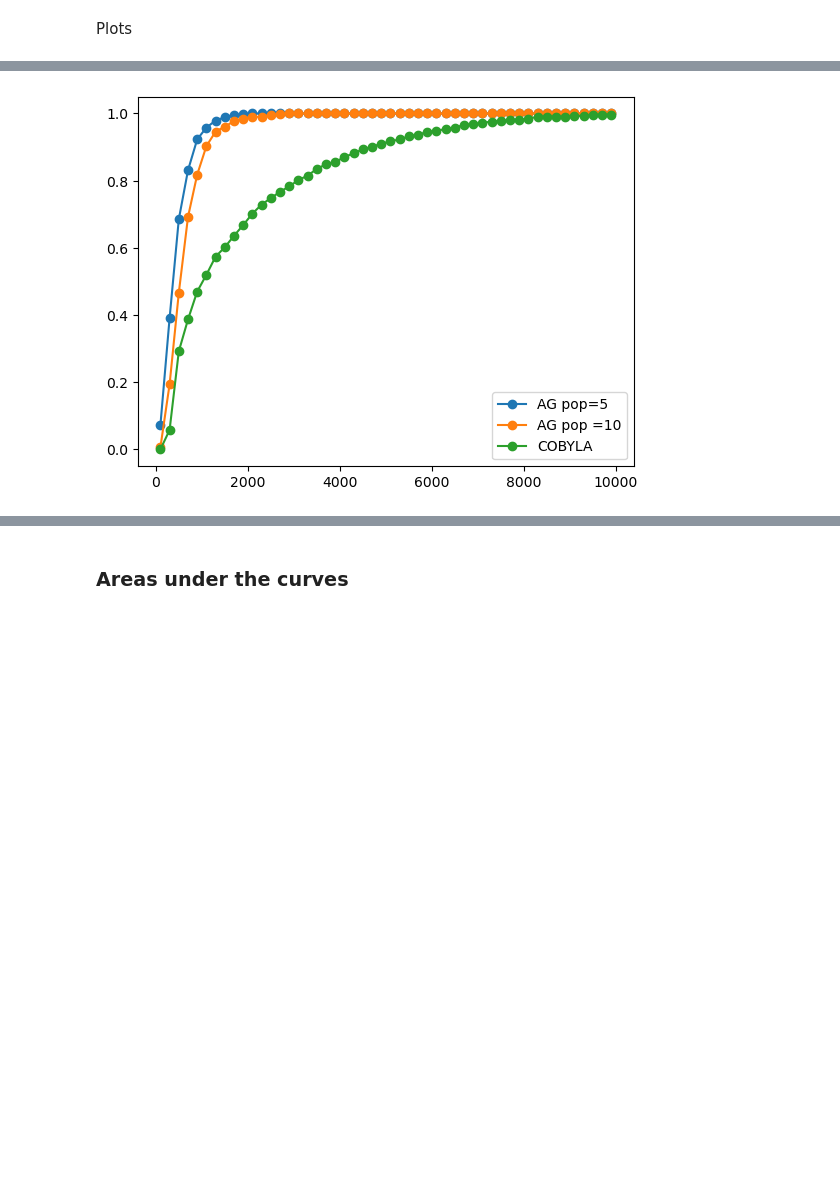
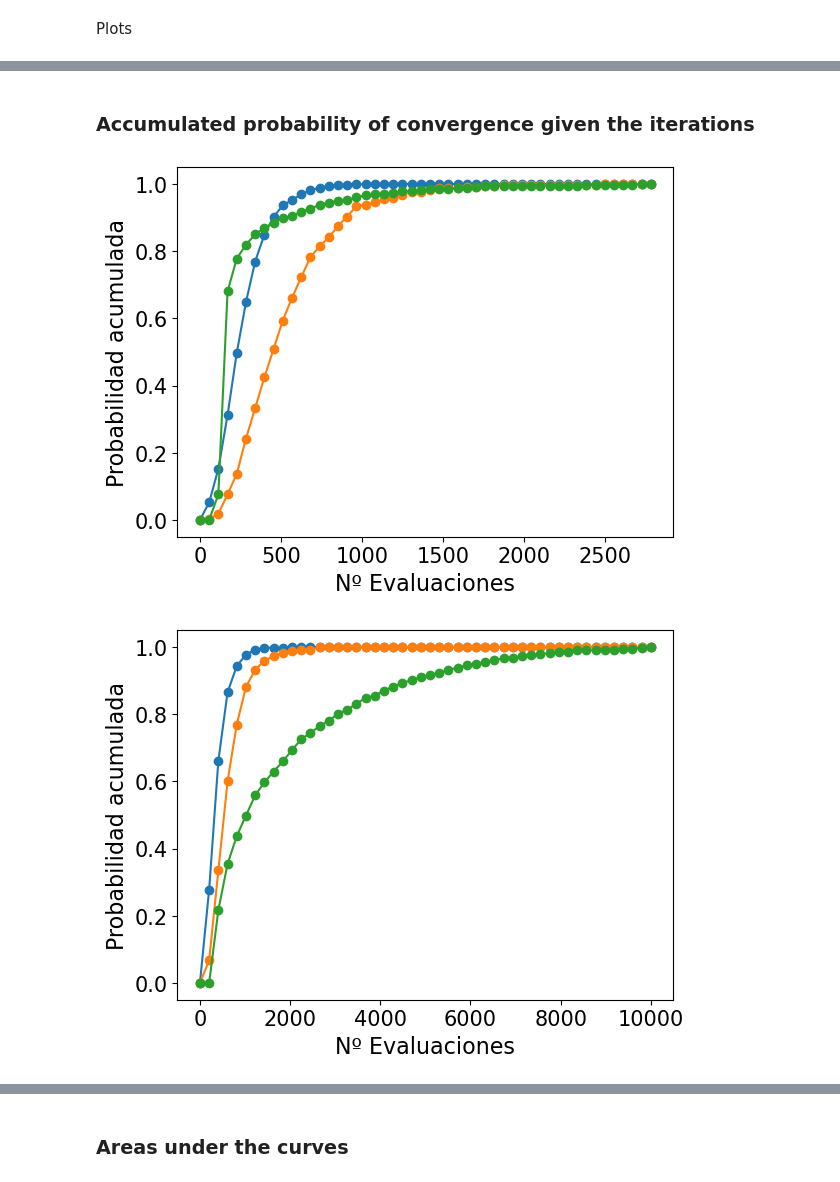
Before and after one commit to JLSM02/QML-Avoiding-BP, a Jupyter notebook: notebooks/VQE/BP_mitigation/Genetic_algorithm.ipynb, the cells around one changed output, grey strips where cells are left out. Saved outputs shown, nothing was run; the diff lists cells and outputs as text; code cells hidden in the pictures; blank space fills up the shorter version.

```diff
--- a/notebooks/VQE/BP_mitigation/Genetic_algorithm.ipynb
+++ b/notebooks/VQE/BP_mitigation/Genetic_algorithm.ipynb
@@ -17,10 +17,6 @@ from src import mitigation as mit
 
 We Know $Z_1\otimes Z_2$ exhibits a BP with deep anstaz.
 # %%
-# Hamiltonians
-with open(f"data/H2_hamiltonian.pkl", "rb") as f:
-    hamiltonian_H2 = pickle.load(f)
-
 Z1Z2_obs = SparsePauliOp.from_list([("ZZ", 1)])
 # %% [markdown]
 ### Minimization process with AG
@@ -197,0 +260,12 @@ plot_distrib(COBYLA_loaded_data[:, 3], 50, "valor minimo", color="#2ca02c")
+# %%
+for n_qubits in range(2, 5):
+
+    # Cargo los datos
+    AG_loaded_data_5 = np.loadtxt(f"data/genetic/data_GA_{n_qubits}qubits_5.csv", delimiter=",")
+    AG_loaded_data_10 = np.loadtxt(f"data/genetic/data_GA_{n_qubits}qubits_10.csv", delimiter=",")
+    COBYLA_loaded_data = np.loadtxt(f"data/genetic/data_COBYLA_{n_qubits}qubits.csv", delimiter=",")
+
+    print(f"\n Valores medios para {n_qubits} qubits:")
+    print("AG pop=5:", np.mean(AG_loaded_data_5[:, 1]))
+    print("AG pop=10:", np.mean(AG_loaded_data_10[:, 1]))
+    print("COBYLA:", np.mean(COBYLA_loaded_data[:, 1]))
@@ -197,0 +289,12 @@ plot_distrib(COBYLA_loaded_data[:, 3], 50, "valor minimo", color="#2ca02c")
+# %%
+for n_qubits in range(2, 5):
+
+    # Cargo los datos
+    AG_loaded_data_5 = np.loadtxt(f"data/genetic/data_GA_{n_qubits}qubits_5.csv", delimiter=",")
+    AG_loaded_data_10 = np.loadtxt(f"data/genetic/data_GA_{n_qubits}qubits_10.csv", delimiter=",")
+    COBYLA_loaded_data = np.loadtxt(f"data/genetic/data_COBYLA_{n_qubits}qubits.csv", delimiter=",")
+
+    print(f"\n Valores medios para {n_qubits} qubits:")
+    print("AG pop=5:", np.mean(AG_loaded_data_5[:, 3]))
+    print("AG pop=10:", np.mean(AG_loaded_data_10[:, 3]))
+    print("COBYLA:", np.mean(COBYLA_loaded_data[:, 3]))
@@ -198,22 +316,35 @@ plot_distrib(COBYLA_loaded_data[:, 3], 50, "valor minimo", color="#2ca02c")
+# %% [markdown]
+### Accumulated probability of convergence given the iterations
 # %%
 def plot_probs(datas : list, x_values : list, labels : list):
 
     n_experiments = len(datas)
 
     amounts = [[] for i in range(n_experiments)]
 
     for exp in range(n_experiments):
 
         for x_limit in x_values:
 
             amounts[exp].append(np.count_nonzero(datas[exp] <= x_limit)/len(datas[exp]))
 
         plt.plot(x_values, amounts[exp], marker="o", label = labels[exp])
+        plt.ylabel("Probabilidad acumulada", size=16)
+        plt.xlabel("Nº Evaluaciones", size=16)
+        plt.xticks(fontsize="15")
+        plt.yticks(fontsize="15")
 
-    plt.legend()
+    #plt.legend(fontsize="15")
     plt.show()
 
 
-plot_probs([AG_loaded_data_5[:, 1], AG_loaded_data_10[:, 1], COBYLA_loaded_data[:, 1]], range(100, 10100, 200), ["AG pop=5", "AG pop =10", "COBYLA"])
+for n_qubits in range(2, 5):
+
+    # Cargo los datos
+    AG_loaded_data_5 = np.loadtxt(f"data/genetic/data_GA_{n_qubits}qubits_5.csv", delimiter=",")
+    AG_loaded_data_10 = np.loadtxt(f"data/genetic/data_GA_{n_qubits}qubits_10.csv", delimiter=",")
+    COBYLA_loaded_data = np.loadtxt(f"data/genetic/data_COBYLA_{n_qubits}qubits.csv", delimiter=",")
+    plot_probs([AG_loaded_data_5[:, 1], AG_loaded_data_10[:, 1], COBYLA_loaded_data[:, 1]], np.linspace(0, int(np.max(COBYLA_loaded_data[:, 1])), 50), ["AG pop=5", "AG pop=10", "COBYLA"])
 # %% [output]
-[figure, old version]
+[figure, new version]
+[figure, added]
```
Also changed, not shown: parts of 14 cells of this notebook, 24 other files.
